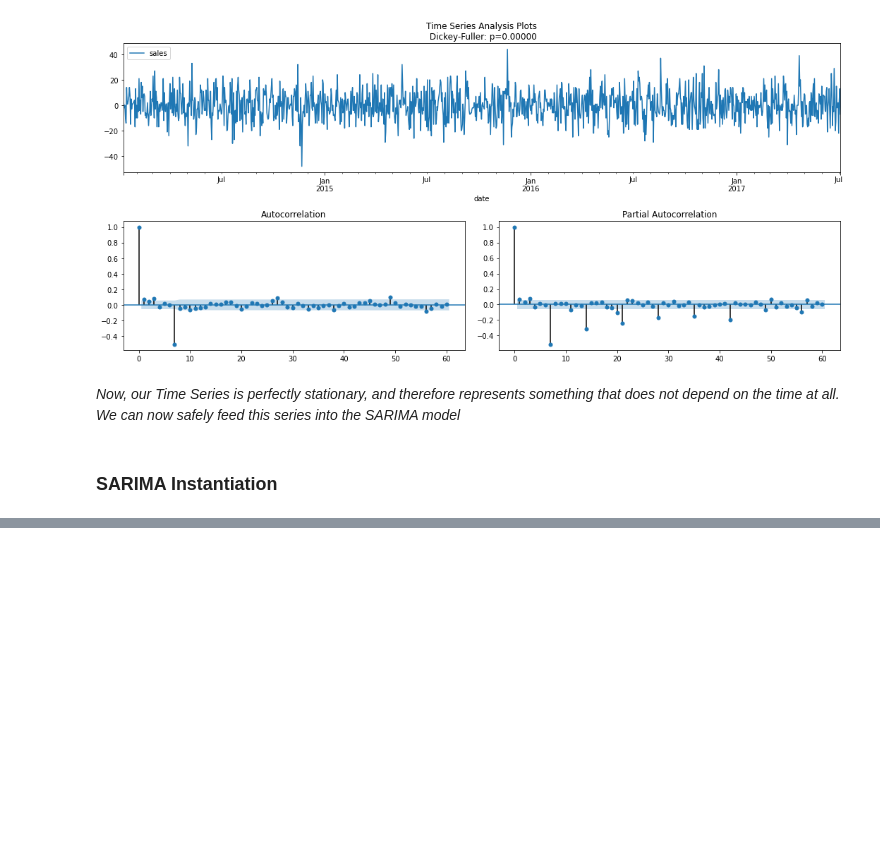
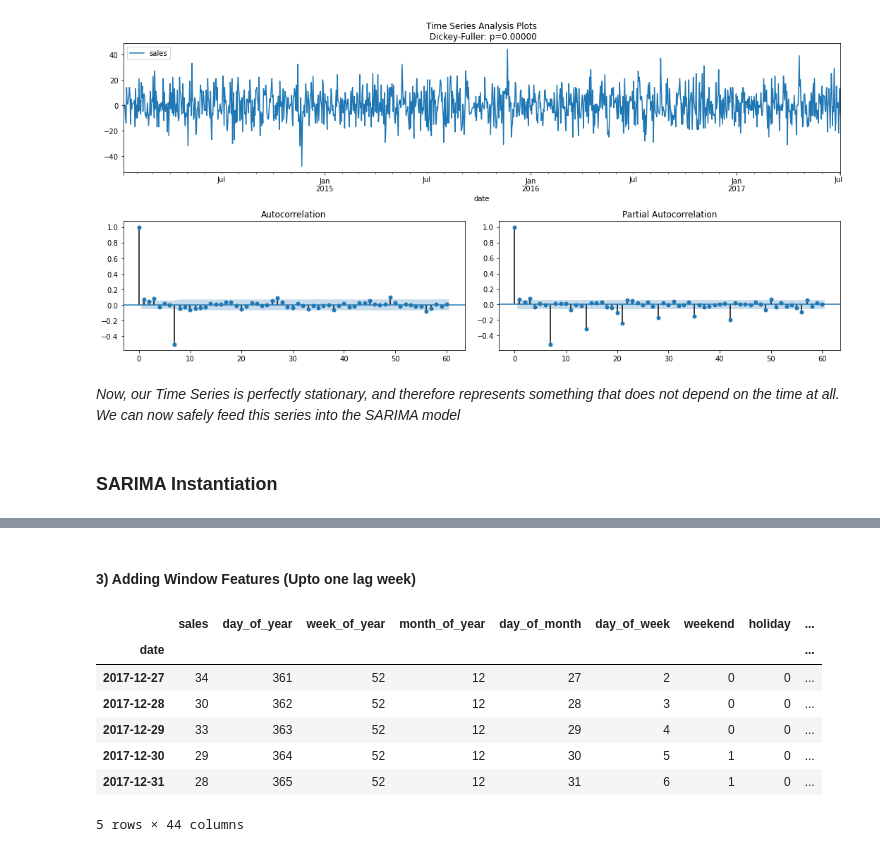
Before and after one commit to Shivanshu17/Item_Demand_Forecasting, a Jupyter notebook: Demand_Forecasting.ipynb, the cells around one changed output, grey strips where cells are left out. Drawn from its saved outputs; the diff is of its cells as text; code cells hidden in the pictures; blank space fills up the shorter version.

```diff
--- a/Demand_Forecasting.ipynb
+++ b/Demand_Forecasting.ipynb
@@ -1285,0 +1321,52 @@ Non-invertible starting seasonal moving average Using zeros as starting paramete
+# %% [markdown]
+#### 3) Adding Window Features (Upto one lag week)
+# %%
+month_lag_colname_list = ["lag_{}".format(i + 365) for i in range(0,28)]
+week1_lag_colname_list = ["lag_{}".format(i + 365) for i in range(0,7)]
+week2_lag_colname_list = ["lag_{}".format(i + 365) for i in range(7,14)]
+week3_lag_colname_list = ["lag_{}".format(i + 365) for i in range(14,21)]
+week4_lag_colname_list = ["lag_{}".format(i + 365) for i in range(21,28)]
+fortnight_lag_colname_list = ["lag_{}".format(i + 365) for i in range(0,14)]
+
+store_item_sale_TS_2 = store_item_sale_TS_1.copy()
+
+store_item_sale_TS_2['month_lag_mean'] = 0
+store_item_sale_TS_2['month_lag_max'] = 0
+store_item_sale_TS_2['month_lag_min'] = 0
+store_item_sale_TS_2['month_lag_variance'] = 0
+
+store_item_sale_TS_2['week1_lag_mean'] = 0
+store_item_sale_TS_2['week1_lag_max'] = 0
+store_item_sale_TS_2['week1_lag_min'] = 0
+store_item_sale_TS_2['week1_lag_variance'] = 0
+
+# display(month_lag_colname_list)
+
+for date in store_item_sale_TS_2.index:
+    month_lag_series = store_item_sale_TS_2.loc[date, month_lag_colname_list]
+    week1_lag_series = store_item_sale_TS_2.loc[date, week1_lag_colname_list]
+
+    store_item_sale_TS_2.loc[date, 'month_lag_mean'] = month_lag_series.mean()
+    store_item_sale_TS_2.loc[date, 'month_lag_max'] = month_lag_series.max()
+    store_item_sale_TS_2.loc[date, 'month_lag_min'] = month_lag_series.min()
+    store_item_sale_TS_2.loc[date, 'month_lag_variance'] = month_lag_series.var()
+
+    store_item_sale_TS_2.loc[date,'week1_lag_mean'] = week1_lag_series.mean()
+    store_item_sale_TS_2.loc[date,'week1_lag_max'] = week1_lag_series.max()
+    store_item_sale_TS_2.loc[date,'week1_lag_min'] = week1_lag_series.min()
+    store_item_sale_TS_2.loc[date,'week1_lag_variance'] = week1_lag_series.var()
+
+display(store_item_sale_TS_2.tail(5))
+
+
+# display(sale_TS.tail(10))
+# display(sale_TS_1.tail(10))
+# %% [output]
+|  | sales | day_of_year | week_of_year | month_of_year | day_of_month | day_of_week | weekend | holiday | ... |
+| date |  |  |  |  |  |  |  |  | ... |
+| 2017-12-27 | 34 | 361 | 52 | 12 | 27 | 2 | 0 | 0 | ... |
+| 2017-12-28 | 30 | 362 | 52 | 12 | 28 | 3 | 0 | 0 | ... |
+| 2017-12-29 | 33 | 363 | 52 | 12 | 29 | 4 | 0 | 0 | ... |
+| 2017-12-30 | 29 | 364 | 52 | 12 | 30 | 5 | 1 | 0 | ... |
+| 2017-12-31 | 28 | 365 | 52 | 12 | 31 | 6 | 1 | 0 | ... |
+5 rows × 44 columns
```
Also changed, not shown: parts of 26 cells of this notebook.
